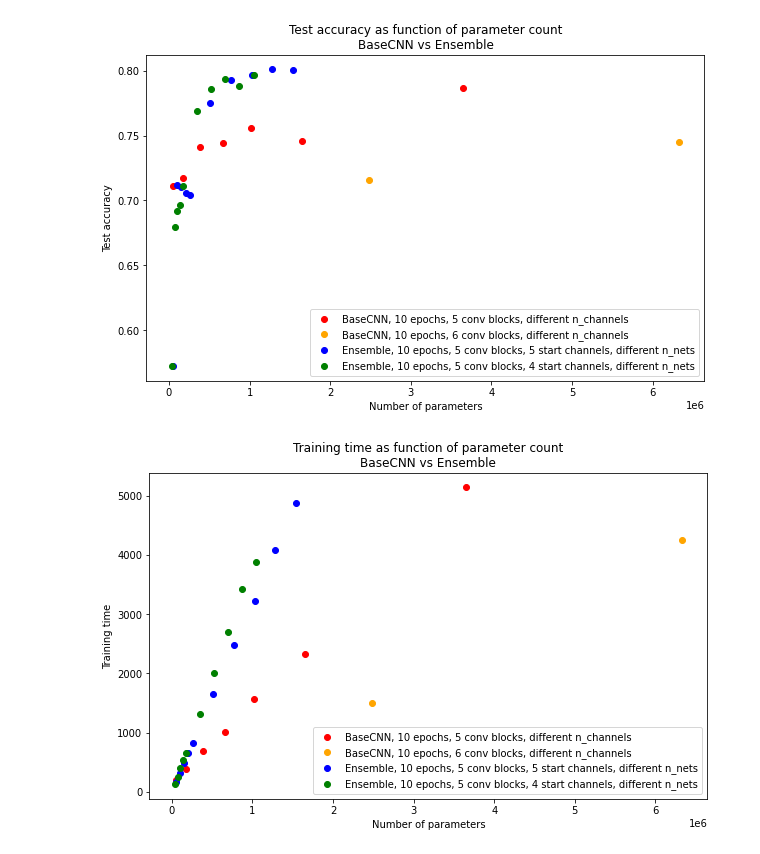
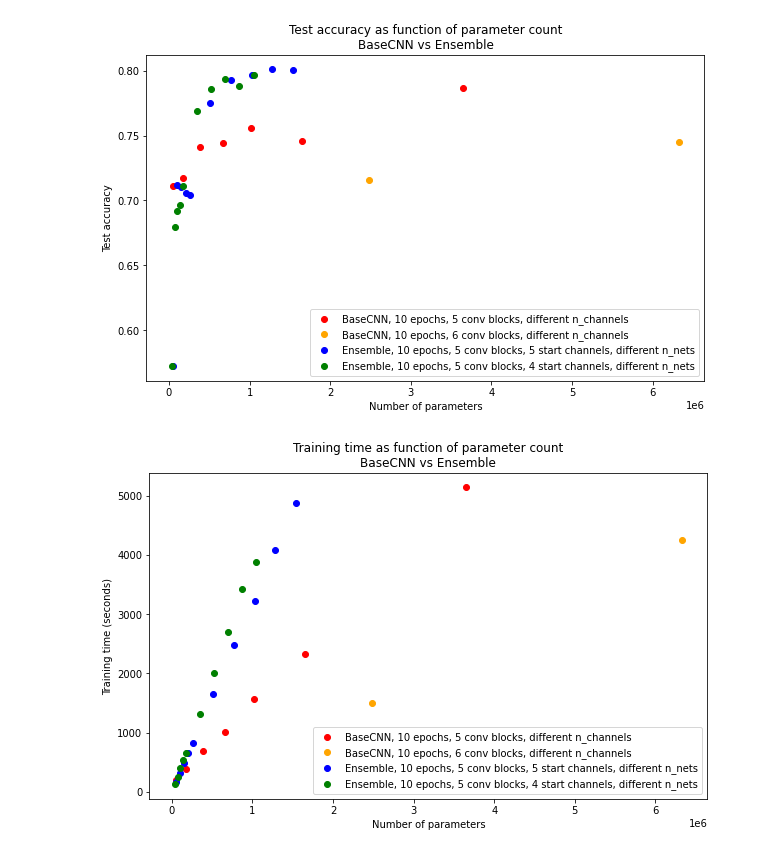
Before and after one commit to jortgutter/natural_computing, a Jupyter notebook: project/code/figs/plotting.ipynb, the cells around one changed output. Drawn from its saved outputs; the diff is of its cells as text; code cells hidden in the pictures.

Commit message:
Add figures

```diff
--- a/project/code/figs/plotting.ipynb
+++ b/project/code/figs/plotting.ipynb
@@ -82,16 +87,18 @@ plt.show()
 # %%
 plt.figure(figsize=(10, 6))
 plt.scatter(par_b1, tim_b1, color='red', label='BaseCNN, 10 epochs, 5 conv blocks, different n_channels')
 plt.scatter(par_b2, tim_b2, color='orange', label='BaseCNN, 10 epochs, 6 conv blocks, different n_channels')
-plt.scatter(par_e1, tim_e1, color='blue', label='Ensemble, 10 epochs, 5 conv blocks, 5 start channels, different n_nets')
-plt.scatter(par_e2, tim_e2, color='green', label='Ensemble, 10 epochs, 5 conv blocks, 4 start channels, different n_nets')
+plt.scatter(par_e1, tim_e1, color='blue',
+            label='Ensemble, 10 epochs, 5 conv blocks, 5 start channels, different n_nets')
+plt.scatter(par_e2, tim_e2, color='green',
+            label='Ensemble, 10 epochs, 5 conv blocks, 4 start channels, different n_nets')
 plt.xlabel('Number of parameters')
-plt.ylabel('Training time')
+plt.ylabel('Training time (seconds)')
 plt.legend()
 plt.title("Training time as function of parameter count\nBaseCNN vs Ensemble")
 plt.show()
 # %% [output]
-[figure, old version]
+[figure, new version]
 # %%
 plt.figure(figsize=(10, 6))
 plt.scatter(tim_b1, acc_b1, color='red', label='BaseCNN, 10 epochs, 5 conv blocks, different n_channels')
```
Also changed, not shown: parts of 4 cells of this notebook, 5 other files.
